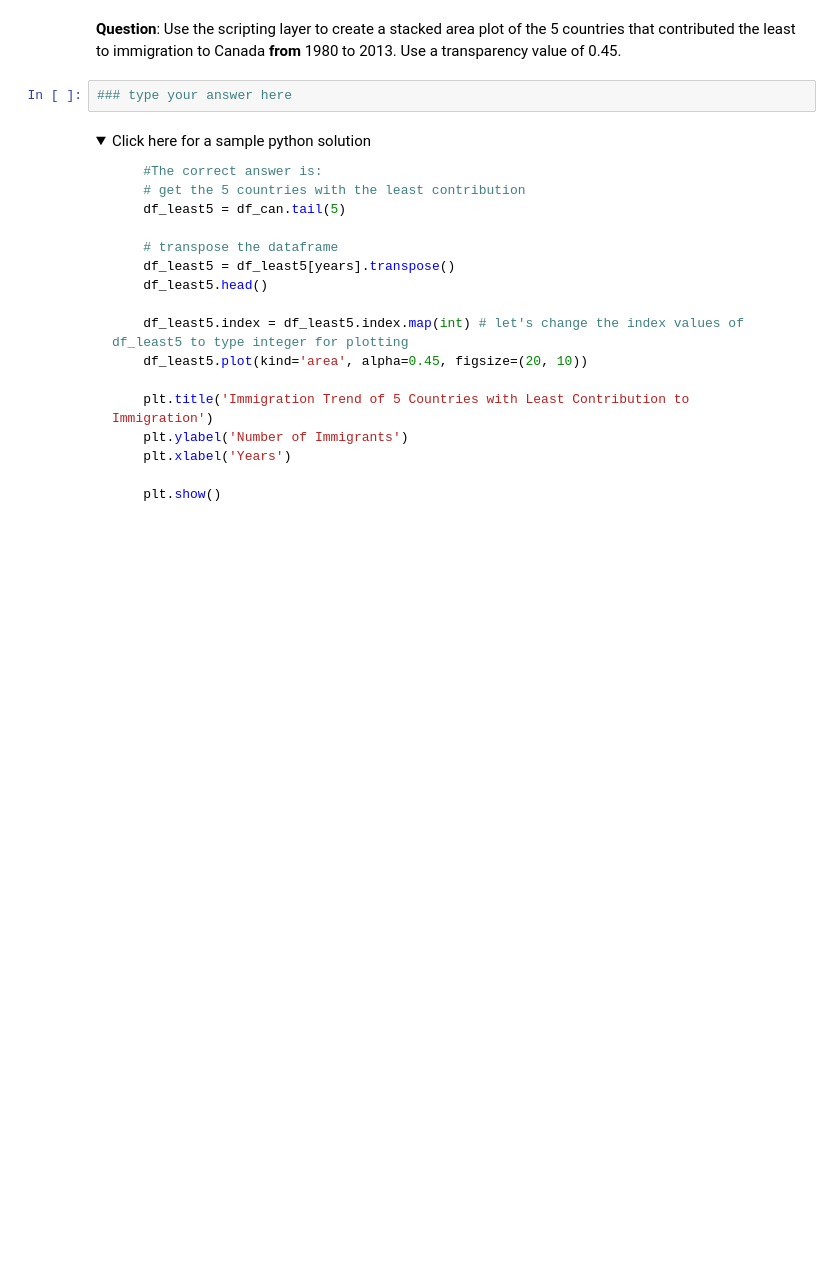
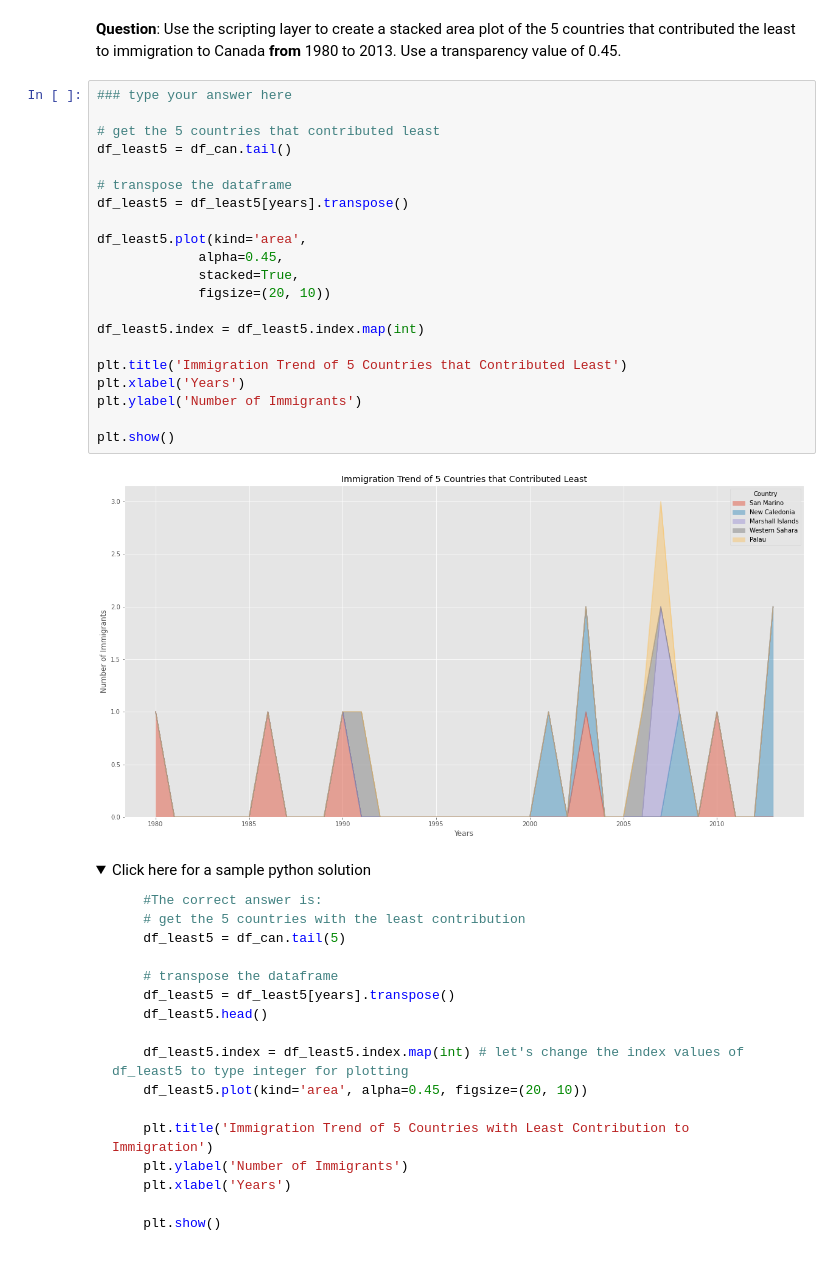
Before and after one commit to vanloc1808/coursera-ibm-data-science-professional-certificate, a Jupyter notebook: course08-data-visualization-with-python/week02/DV0101EN-Exercise-Area-Plots-Histograms-and-Bar-Charts.ipynb, the cells around one changed output. Drawn from its saved outputs; the diff is of its cells as text; folded sections open; blank space fills up the shorter version.

```diff
--- a/course08-data-visualization-with-python/week02/DV0101EN-Exercise-Area-Plots-Histograms-and-Bar-Charts.ipynb
+++ b/course08-data-visualization-with-python/week02/DV0101EN-Exercise-Area-Plots-Histograms-and-Bar-Charts.ipynb
@@ -301,7 +307,28 @@ ax.set_xlabel('Years')
 # %% [markdown]
 **Question**: Use the scripting layer to create a stacked area plot of the 5 countries that contributed the least to immigration to Canada **from** 1980 to 2013. Use a transparency value of 0.45.
-# %%
-### type your answer here
+# %%
+### type your answer here
+
+# get the 5 countries that contributed least
+df_least5 = df_can.tail()
+
+# transpose the dataframe
+df_least5 = df_least5[years].transpose()
+
+df_least5.plot(kind='area',
+             alpha=0.45,
+             stacked=True,
+             figsize=(20, 10))
+
+df_least5.index = df_least5.index.map(int)
+
+plt.title('Immigration Trend of 5 Countries that Contributed Least')
+plt.xlabel('Years')
+plt.ylabel('Number of Immigrants')
+
+plt.show()
+# %% [output]
+[figure, added]
 # %% [markdown]
 <details><summary>Click here for a sample python solution</summary>
 
```
Also changed, not shown: parts of 25 cells of this notebook.
